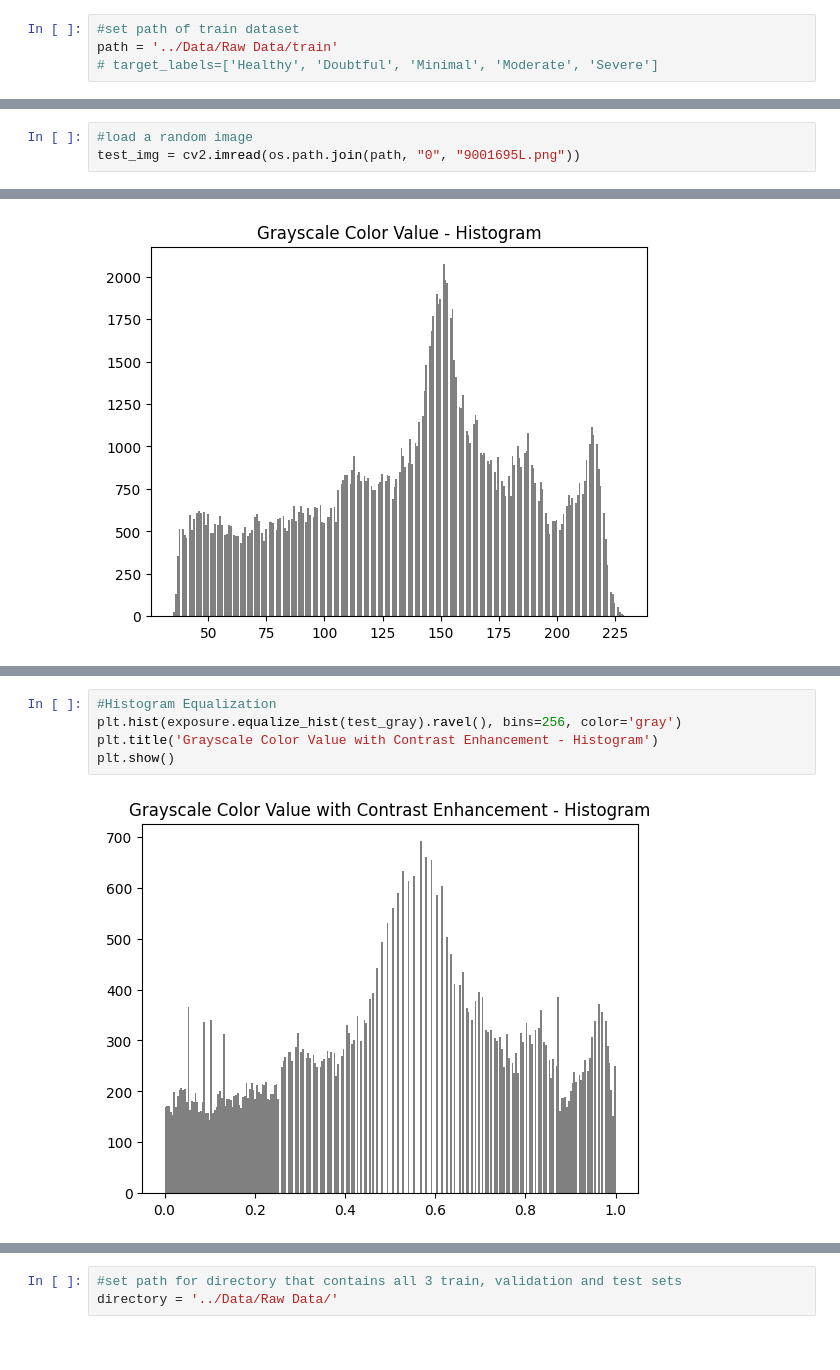
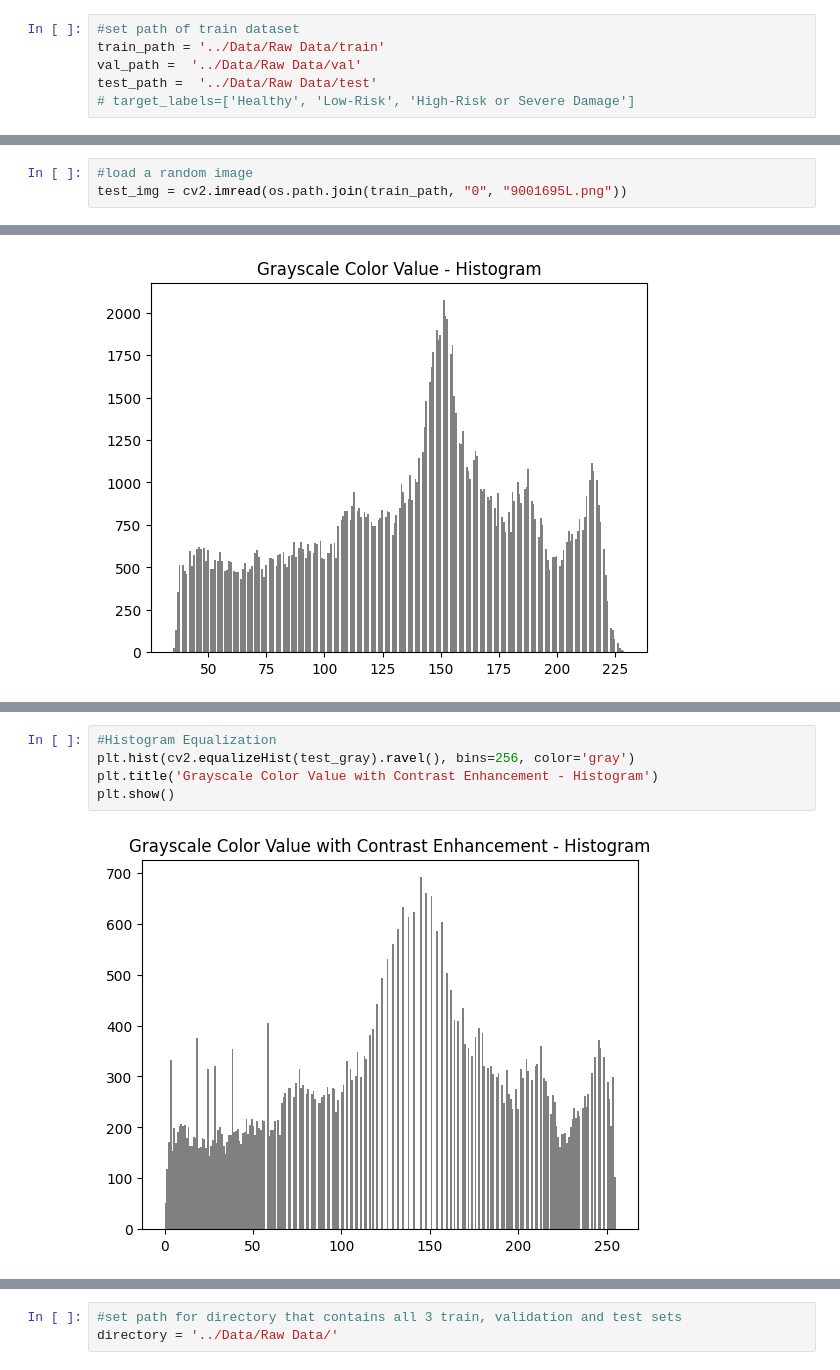
Before and after one commit to omi-singh17/X-Ray-Images-Deep-Learning-Classification, a Jupyter notebook: Notebook/X-Ray Image Classification.ipynb, the cells around one changed output, grey strips where cells are left out. Drawn from its saved outputs; the diff is of its cells as text.

```diff
--- a/Notebook/X-Ray Image Classification.ipynb
+++ b/Notebook/X-Ray Image Classification.ipynb
@@ -20,7 +38,9 @@ from skimage import exposure
 # %%
 #set path of train dataset
-path = '../Data/Raw Data/train'
-# target_labels=['Healthy', 'Doubtful', 'Minimal', 'Moderate', 'Severe']
+train_path = '../Data/Raw Data/train'
+val_path =  '../Data/Raw Data/val'
+test_path =  '../Data/Raw Data/test'
+# target_labels=['Healthy', 'Low-Risk', 'High-Risk or Severe Damage']
 # %%
 #loop through training images for quality control
 valid_image_exts = ['.jpeg','.jpg', '.bmp', '.png']
@@ -70,7 +90,7 @@ def show_image(image, title="", cmap_type='gray'):
     plt.show()
 # %%
 #load a random image
-test_img = cv2.imread(os.path.join(path, "0", "9001695L.png"))
+test_img = cv2.imread(os.path.join(train_path, "0", "9001695L.png"))
 # %%
 #look at a random image
 show_image(test_img,"Random Image of Knee X-Ray")
@@ -125,8 +145,8 @@ show_image(exposure.equalize_hist(test_gray),"Same Grayscale image with Contrast
 [figure]
 # %%
 #Histogram Equalization
-plt.hist(exposure.equalize_hist(test_gray).ravel(), bins=256, color='gray')
+plt.hist(cv2.equalizeHist(test_gray).ravel(), bins=256, color='gray')
 plt.title('Grayscale Color Value with Contrast Enhancement - Histogram')
 plt.show()
 # %% [output]
-[figure, old version]
+[figure, new version]
```
Also changed, not shown: parts of 50 cells of this notebook.
